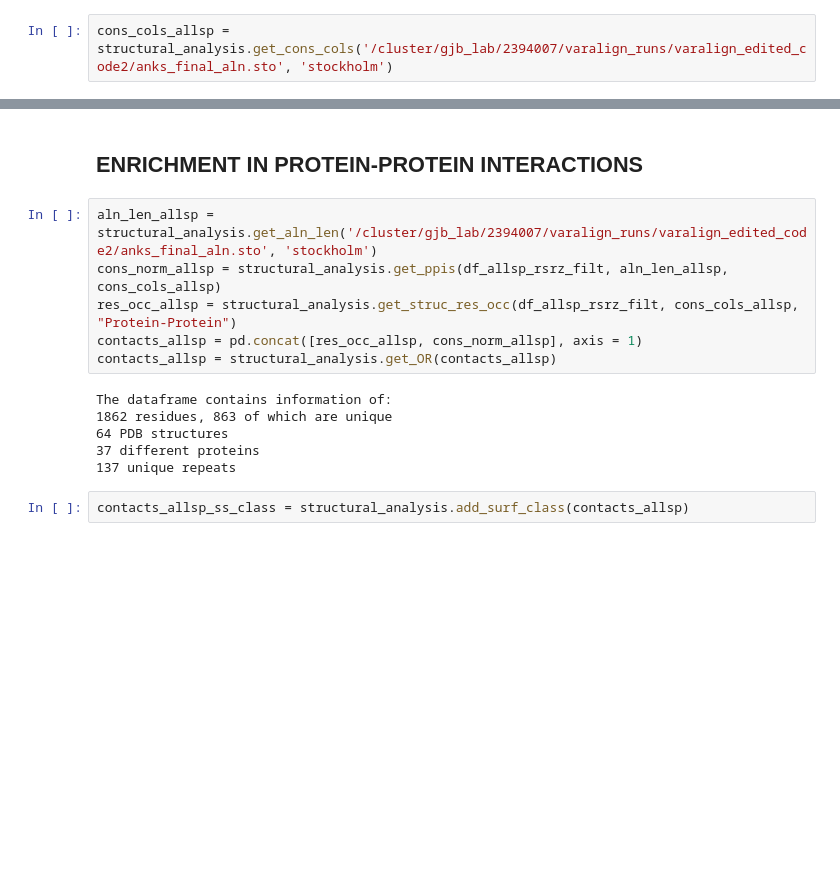
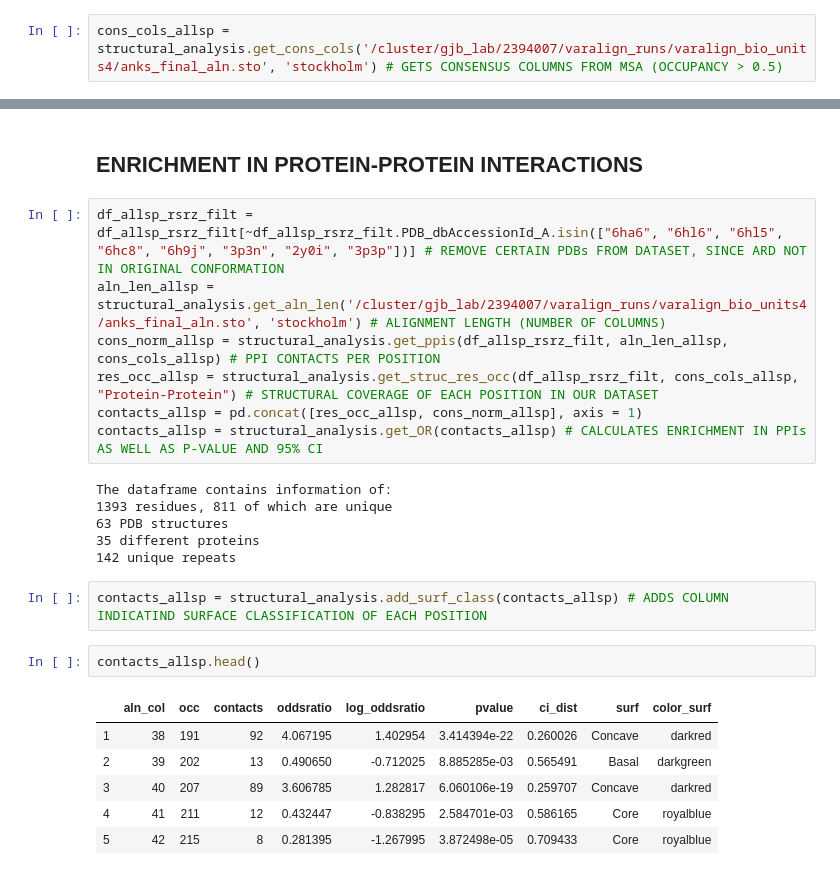
Before and after one commit to bartongroup/JSU_ANK_analysis, a Jupyter notebook: def_structural_analysis.ipynb, the cells around one changed output, grey strips where cells are left out. Drawn from its saved outputs; the diff is of its cells as text; blank space fills up the shorter version.

Commit message:
added contact maps and structural analysis

```diff
--- a/def_structural_analysis.ipynb
+++ b/def_structural_analysis.ipynb
@@ -33,5 +46,5 @@ The dataframe contains information of:
 # %%
-cons_cols_allsp = structural_analysis.get_cons_cols('/cluster/gjb_lab/2394007/varalign_runs/varalign_edited_code2/anks_final_aln.sto', 'stockholm')
+cons_cols_allsp = structural_analysis.get_cons_cols('/cluster/gjb_lab/2394007/varalign_runs/varalign_bio_units4/anks_final_aln.sto', 'stockholm') # GETS CONSENSUS COLUMNS FROM MSA (OCCUPANCY > 0.5)
 # %% [markdown]
 # CONSENSUS RESIDUE SURFACE ACCESSIBILITY CLASS
 # %%
@@ -199,17 +138,27 @@ structural_analysis.plot_ss_consensus(ss_df)
 # %% [markdown]
 ## ENRICHMENT IN PROTEIN-PROTEIN INTERACTIONS
 # %%
-aln_len_allsp = structural_analysis.get_aln_len('/cluster/gjb_lab/2394007/varalign_runs/varalign_edited_code2/anks_final_aln.sto', 'stockholm')
-cons_norm_allsp = structural_analysis.get_ppis(df_allsp_rsrz_filt, aln_len_allsp, cons_cols_allsp)
-res_occ_allsp = structural_analysis.get_struc_res_occ(df_allsp_rsrz_filt, cons_cols_allsp, "Protein-Protein")
+df_allsp_rsrz_filt = df_allsp_rsrz_filt[~df_allsp_rsrz_filt.PDB_dbAccessionId_A.isin(["6ha6", "6hl6", "6hl5", "6hc8", "6h9j", "3p3n", "2y0i", "3p3p"])] # REMOVE CERTAIN PDBs FROM DATASET, SINCE ARD NOT IN ORIGINAL CONFORMATION
+aln_len_allsp = structural_analysis.get_aln_len('/cluster/gjb_lab/2394007/varalign_runs/varalign_bio_units4/anks_final_aln.sto', 'stockholm') # ALIGNMENT LENGTH (NUMBER OF COLUMNS)
+cons_norm_allsp = structural_analysis.get_ppis(df_allsp_rsrz_filt, aln_len_allsp, cons_cols_allsp) # PPI CONTACTS PER POSITION
+res_occ_allsp = structural_analysis.get_struc_res_occ(df_allsp_rsrz_filt, cons_cols_allsp, "Protein-Protein") # STRUCTURAL COVERAGE OF EACH POSITION IN OUR DATASET
 contacts_allsp = pd.concat([res_occ_allsp, cons_norm_allsp], axis = 1)
-contacts_allsp = structural_analysis.get_OR(contacts_allsp)
+contacts_allsp = structural_analysis.get_OR(contacts_allsp) # CALCULATES ENRICHMENT IN PPIs AS WELL AS P-VALUE AND 95% CI
 # %% [output]
 The dataframe contains information of:
-1862 residues, 863 of which are unique
-64 PDB structures
-37 different proteins
-137 unique repeats
+1393 residues, 811 of which are unique
+63 PDB structures
+35 different proteins
+142 unique repeats
-# %%
-contacts_allsp_ss_class = structural_analysis.add_surf_class(contacts_allsp)
+# %%
+contacts_allsp = structural_analysis.add_surf_class(contacts_allsp) # ADDS COLUMN INDICATIND SURFACE CLASSIFICATION OF EACH POSITION
+# %%
+contacts_allsp.head()
+# %% [output]
+|  | aln_col | occ | contacts | oddsratio | log_oddsratio | pvalue | ci_dist | surf | color_surf |
+| 1 | 38 | 191 | 92 | 4.067195 | 1.402954 | 3.414394e-22 | 0.260026 | Concave | darkred |
+| 2 | 39 | 202 | 13 | 0.490650 | -0.712025 | 8.885285e-03 | 0.565491 | Basal | darkgreen |
+| 3 | 40 | 207 | 89 | 3.606785 | 1.282817 | 6.060106e-19 | 0.259707 | Concave | darkred |
+| 4 | 41 | 211 | 12 | 0.432447 | -0.838295 | 2.584701e-03 | 0.586165 | Core | royalblue |
+| 5 | 42 | 215 | 8 | 0.281395 | -1.267995 | 3.872498e-05 | 0.709433 | Core | royalblue |
 # %%
```
Also changed, not shown: parts of 47 cells of this notebook, 3 other files.
